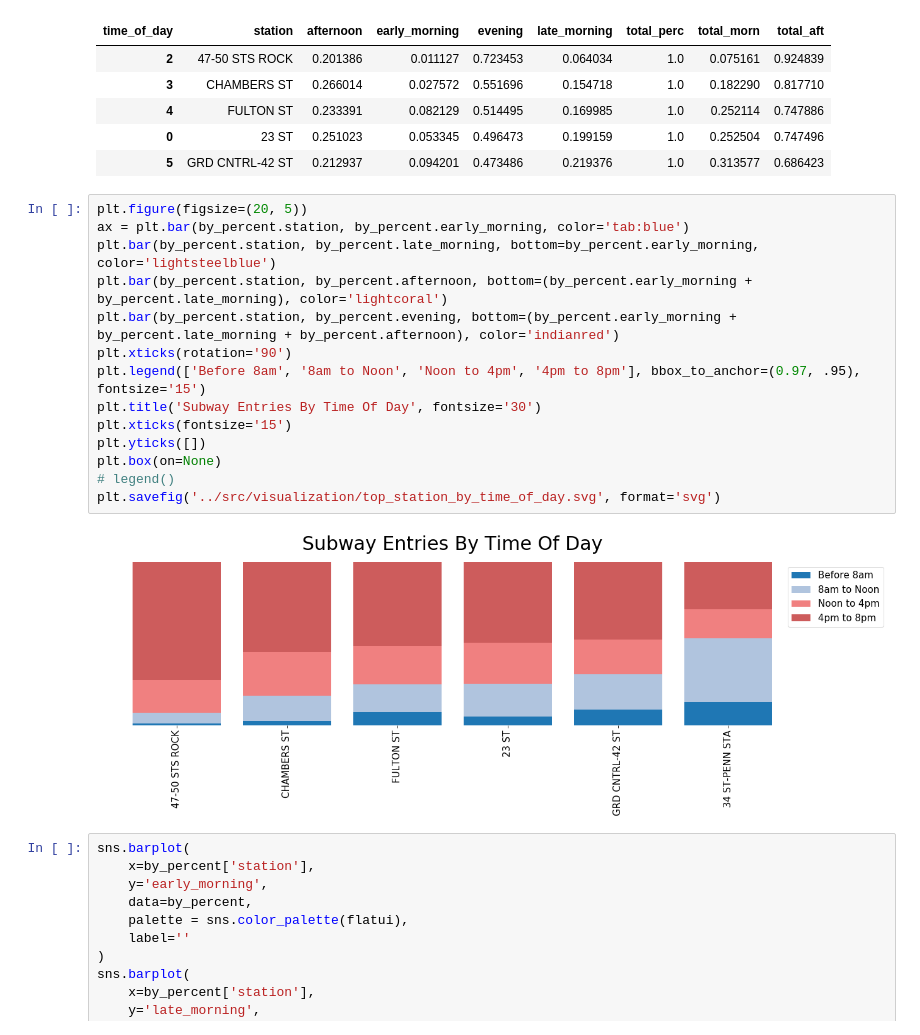
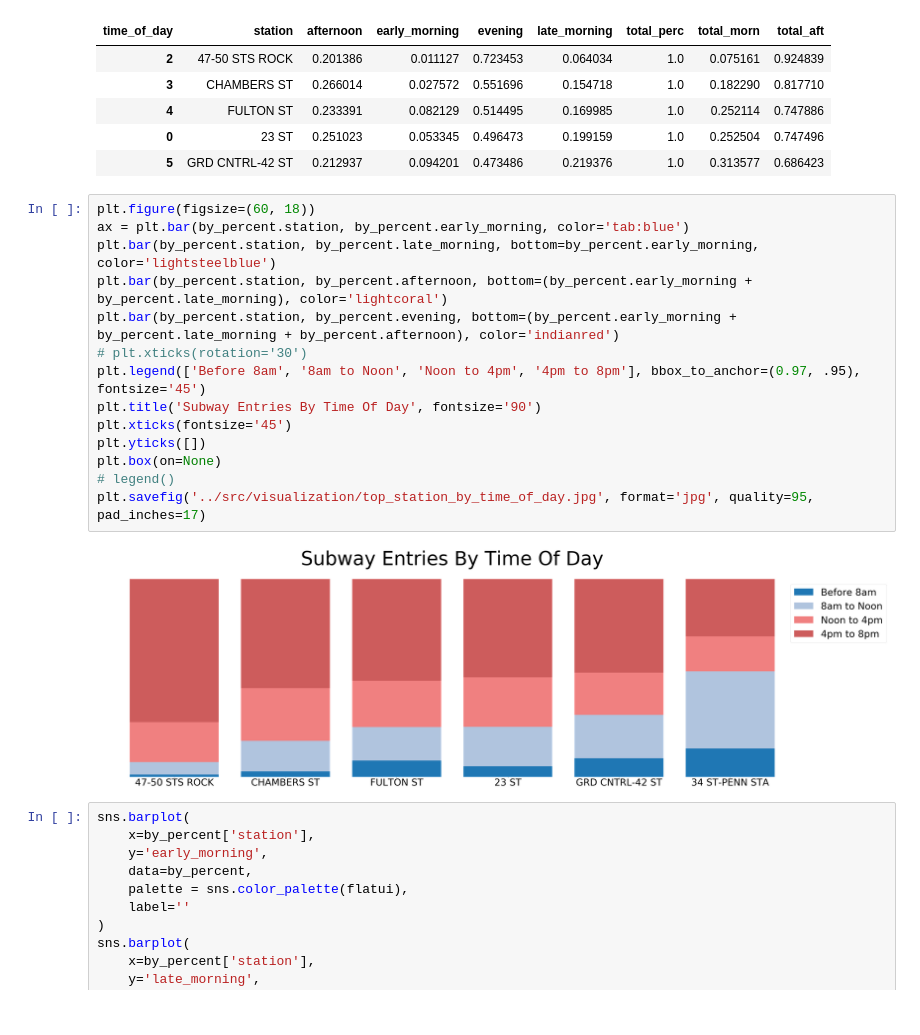
Before and after one commit to tczencka/MTA-Project-1, a Jupyter notebook: notebooks/EntriesByHour.ipynb, the cells around one changed output. Drawn from its saved outputs; the diff is of its cells as text.

```diff
--- a/notebooks/EntriesByHour.ipynb
+++ b/notebooks/EntriesByHour.ipynb
@@ -283,21 +283,21 @@ by_percent.head()
 | 0 | 23 ST | 0.251023 | 0.053345 | 0.496473 | 0.199159 | 1.0 | 0.252504 | 0.747496 |
 | 5 | GRD CNTRL-42 ST | 0.212937 | 0.094201 | 0.473486 | 0.219376 | 1.0 | 0.313577 | 0.686423 |
 # %%
-plt.figure(figsize=(20, 5))
+plt.figure(figsize=(60, 18))
 ax = plt.bar(by_percent.station, by_percent.early_morning, color='tab:blue')
 plt.bar(by_percent.station, by_percent.late_morning, bottom=by_percent.early_morning, color='lightsteelblue')
 plt.bar(by_percent.station, by_percent.afternoon, bottom=(by_percent.early_morning + by_percent.late_morning), color='lightcoral')
 plt.bar(by_percent.station, by_percent.evening, bottom=(by_percent.early_morning + by_percent.late_morning + by_percent.afternoon), color='indianred')
-plt.xticks(rotation='90')
-plt.legend(['Before 8am', '8am to Noon', 'Noon to 4pm', '4pm to 8pm'], bbox_to_anchor=(0.97, .95), fontsize='15')
-plt.title('Subway Entries By Time Of Day', fontsize='30')
-plt.xticks(fontsize='15')
+# plt.xticks(rotation='30')
+plt.legend(['Before 8am', '8am to Noon', 'Noon to 4pm', '4pm to 8pm'], bbox_to_anchor=(0.97, .95), fontsize='45')
+plt.title('Subway Entries By Time Of Day', fontsize='90')
+plt.xticks(fontsize='45')
 plt.yticks([])
 plt.box(on=None)
 # legend()
-plt.savefig('../src/visualization/top_station_by_time_of_day.svg', format='svg')
+plt.savefig('../src/visualization/top_station_by_time_of_day.jpg', format='jpg', quality=95, pad_inches=17)
 # %% [output]
-[figure, old version]
+[figure, new version]
 # %%
 sns.barplot(
     x=by_percent['station'],
```
